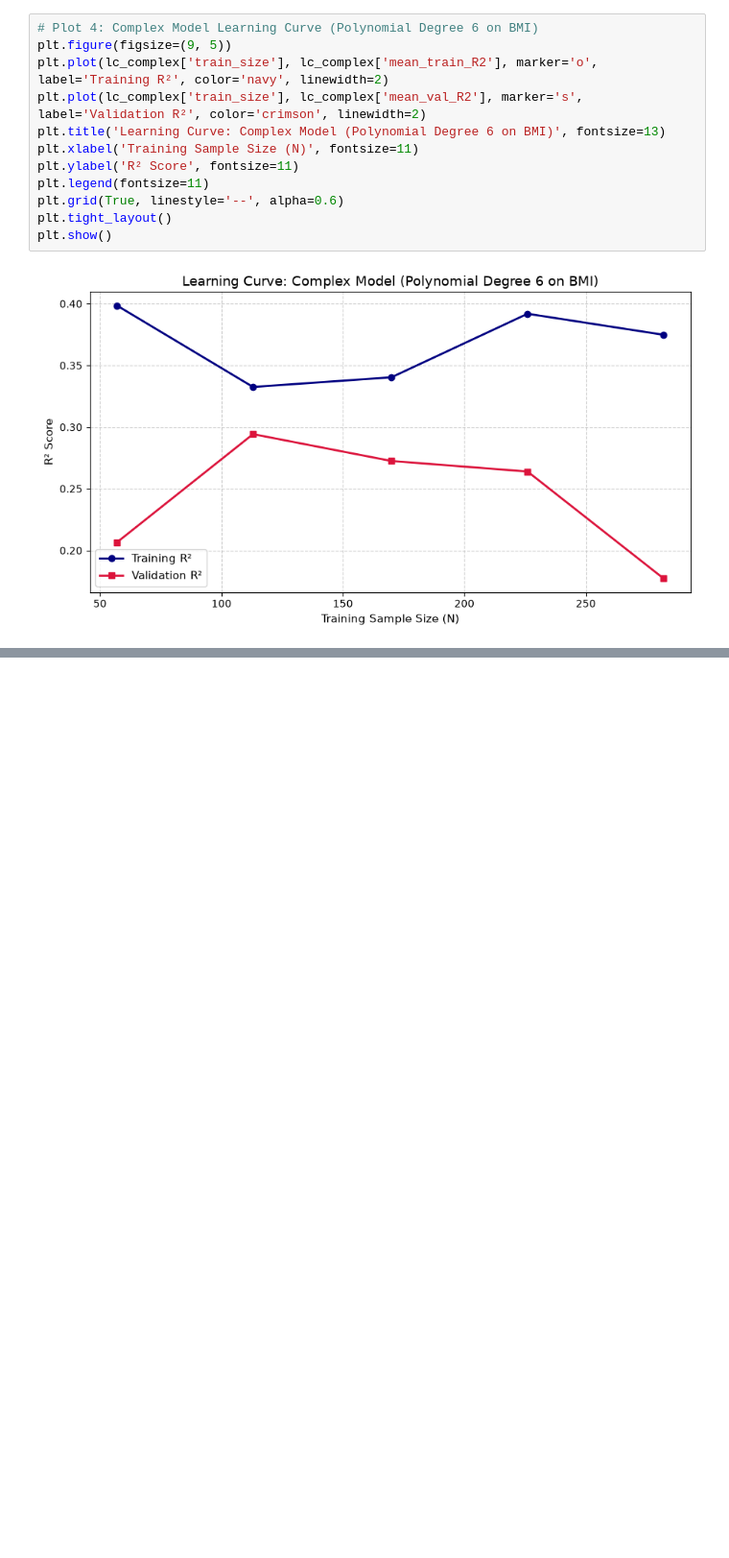
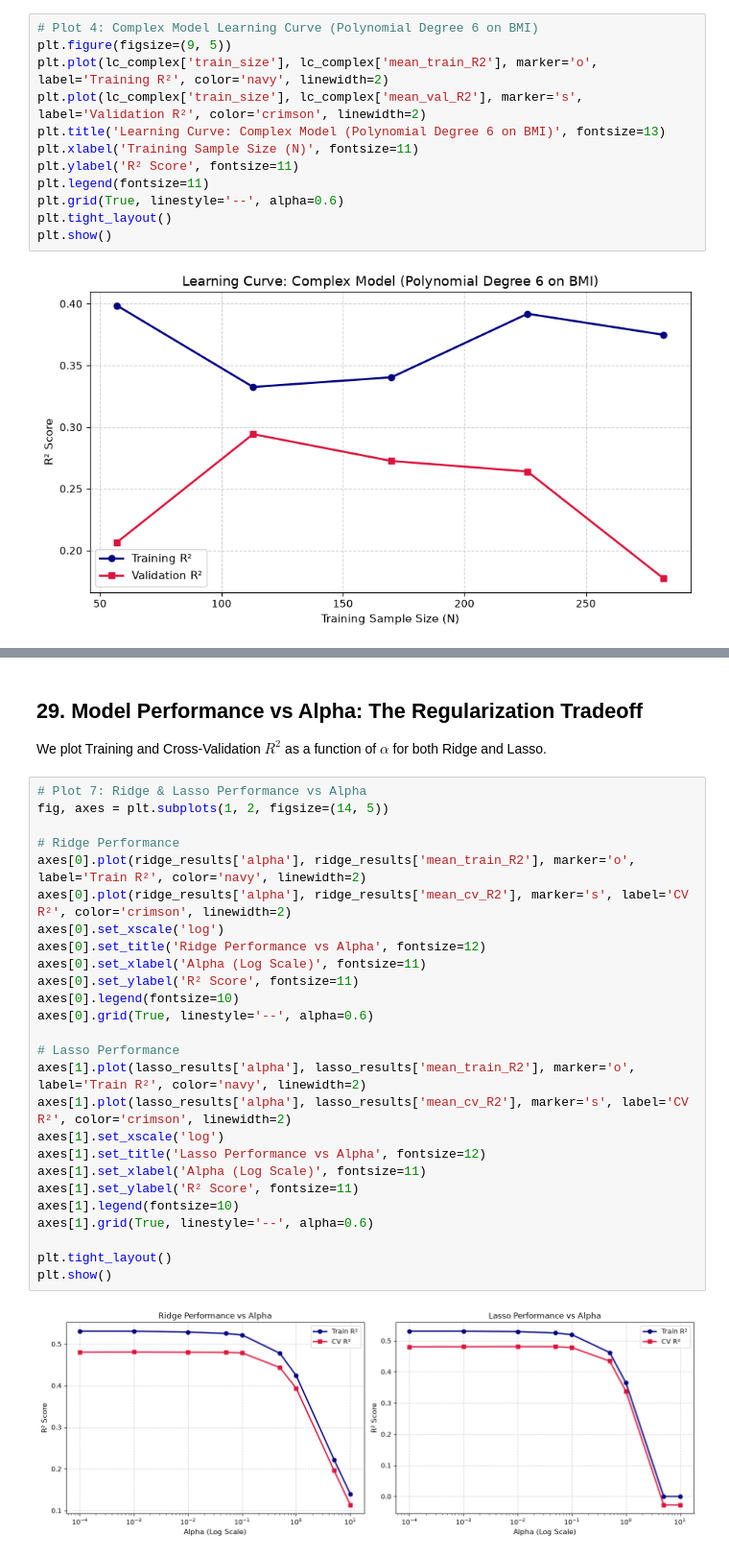
Before and after one commit to abed-dvp/diabetes-model-tuning, a Jupyter notebook: notebook.ipynb, the cells around one changed output, grey strips where cells are left out. Shown at 96% size. Saved outputs shown, nothing was run; the diff lists cells and outputs as text; blank space fills up the shorter version.

```diff
--- a/notebook.ipynb
+++ b/notebook.ipynb
@@ -976,0 +1261,32 @@ print("=== Step 2 Verification Complete: All Empirical Checks Passed ===")
+# %% [markdown]
+## 29. Model Performance vs Alpha: The Regularization Tradeoff
+
+We plot Training and Cross-Validation $R^2$ as a function of $\alpha$ for both Ridge and Lasso.
+# %%
+# Plot 7: Ridge & Lasso Performance vs Alpha
+fig, axes = plt.subplots(1, 2, figsize=(14, 5))
+
+# Ridge Performance
+axes[0].plot(ridge_results['alpha'], ridge_results['mean_train_R2'], marker='o', label='Train R²', color='navy', linewidth=2)
+axes[0].plot(ridge_results['alpha'], ridge_results['mean_cv_R2'], marker='s', label='CV R²', color='crimson', linewidth=2)
+axes[0].set_xscale('log')
+axes[0].set_title('Ridge Performance vs Alpha', fontsize=12)
+axes[0].set_xlabel('Alpha (Log Scale)', fontsize=11)
+axes[0].set_ylabel('R² Score', fontsize=11)
+axes[0].legend(fontsize=10)
+axes[0].grid(True, linestyle='--', alpha=0.6)
+
+# Lasso Performance
+axes[1].plot(lasso_results['alpha'], lasso_results['mean_train_R2'], marker='o', label='Train R²', color='navy', linewidth=2)
+axes[1].plot(lasso_results['alpha'], lasso_results['mean_cv_R2'], marker='s', label='CV R²', color='crimson', linewidth=2)
+axes[1].set_xscale('log')
+axes[1].set_title('Lasso Performance vs Alpha', fontsize=12)
+axes[1].set_xlabel('Alpha (Log Scale)', fontsize=11)
+axes[1].set_ylabel('R² Score', fontsize=11)
+axes[1].legend(fontsize=10)
+axes[1].grid(True, linestyle='--', alpha=0.6)
+
+plt.tight_layout()
+plt.show()
+# %% [output]
+[figure, added]
```
Also changed, not shown: parts of 31 cells of this notebook, 1 other file.
